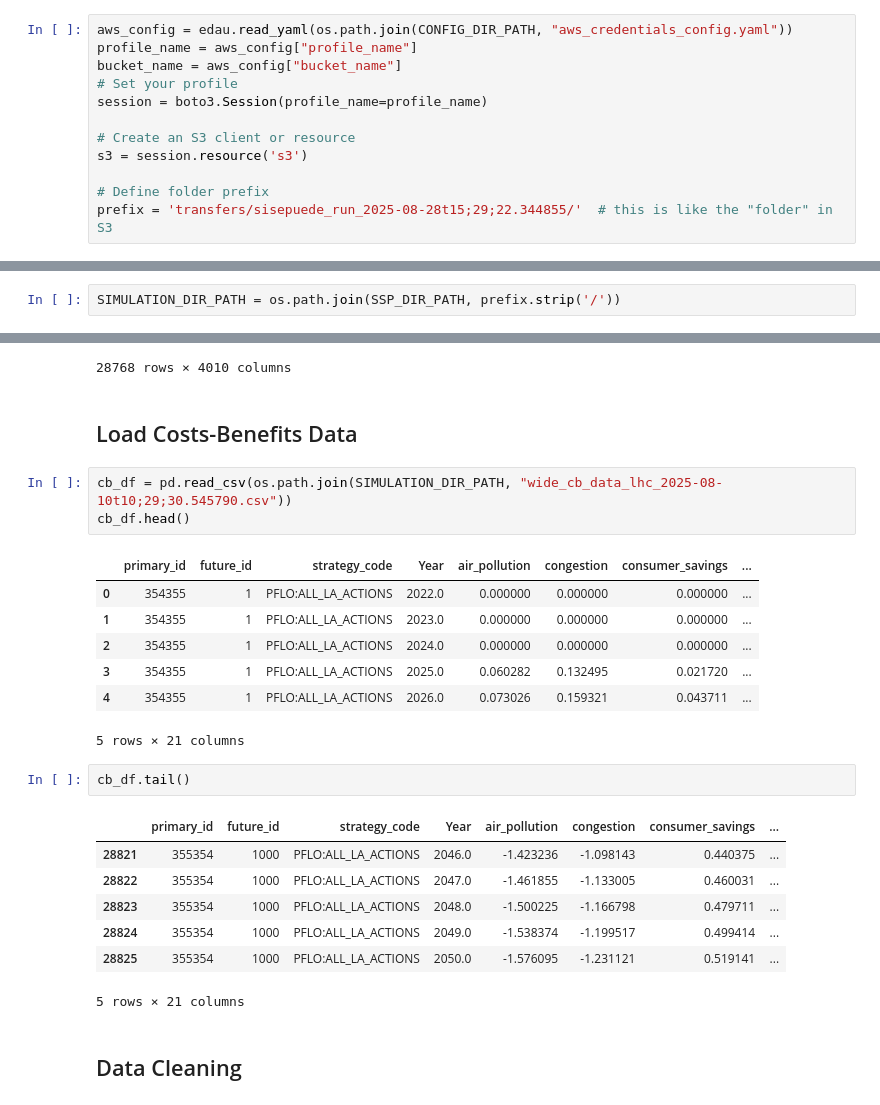
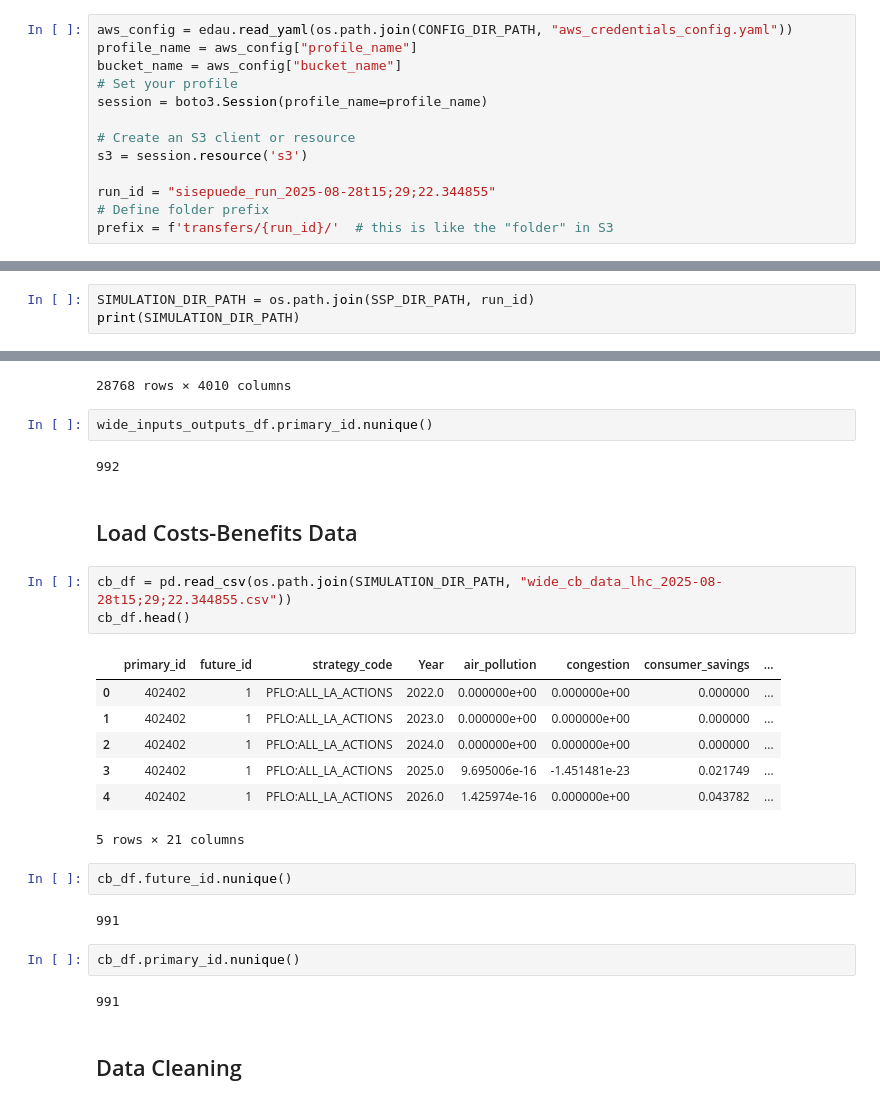
Before and after one commit to sisepuede-framework/ssp_louisiana, a Jupyter notebook: metamodel/notebooks/etl_4.2.ipynb, the cells around one changed output, grey strips where cells are left out. Drawn from its saved outputs; the diff is of its cells as text.

Commit message:
update model for 6004 ensemble data 20250908

```diff
--- a/metamodel/notebooks/etl_4.2.ipynb
+++ b/metamodel/notebooks/etl_4.2.ipynb
@@ -35,7 +35,8 @@ session = boto3.Session(profile_name=profile_name)
 # Create an S3 client or resource
 s3 = session.resource('s3')
 
+run_id = "sisepuede_run_2025-08-28t15;29;22.344855"
 # Define folder prefix
-prefix = 'transfers/sisepuede_run_2025-08-28t15;29;22.344855/'  # this is like the "folder" in S3
+prefix = f'transfers/{run_id}/'  # this is like the "folder" in S3
 # %%
 # Local destination
@@ -57,2 +73,3 @@ Destination '/Users/tony/Documents/sisepuede_modeling/ssp_louisiana/metamodel/da
 # %%
-SIMULATION_DIR_PATH = os.path.join(SSP_DIR_PATH, prefix.strip('/'))
+SIMULATION_DIR_PATH = os.path.join(SSP_DIR_PATH, run_id)
+print(SIMULATION_DIR_PATH)
@@ -170,29 +189,31 @@ wide_inputs_outputs_df
 | 28766 | 403402 | louisiana | 34 | 0 | 370220.245668 | 63693.168311 | ... |
 | 28767 | 403402 | louisiana | 35 | 0 | 372712.835479 | 63966.704470 | ... |
 28768 rows × 4010 columns
+# %%
+wide_inputs_outputs_df.primary_id.nunique()
+# %% [output]
+992
 # %% [markdown]
 ## Load Costs-Benefits Data
 # %%
-cb_df = pd.read_csv(os.path.join(SIMULATION_DIR_PATH, "wide_cb_data_lhc_2025-08-10t10;29;30.545790.csv"))
+cb_df = pd.read_csv(os.path.join(SIMULATION_DIR_PATH, "wide_cb_data_lhc_2025-08-28t15;29;22.344855.csv"))
 cb_df.head()
 # %% [output]
 |  | primary_id | future_id | strategy_code | Year | air_pollution | congestion | consumer_savings | ... |
-| 0 | 354355 | 1 | PFLO:ALL_LA_ACTIONS | 2022.0 | 0.000000 | 0.000000 | 0.000000 | ... |
-| 1 | 354355 | 1 | PFLO:ALL_LA_ACTIONS | 2023.0 | 0.000000 | 0.000000 | 0.000000 | ... |
-| 2 | 354355 | 1 | PFLO:ALL_LA_ACTIONS | 2024.0 | 0.000000 | 0.000000 | 0.000000 | ... |
-| 3 | 354355 | 1 | PFLO:ALL_LA_ACTIONS | 2025.0 | 0.060282 | 0.132495 | 0.021720 | ... |
-| 4 | 354355 | 1 | PFLO:ALL_LA_ACTIONS | 2026.0 | 0.073026 | 0.159321 | 0.043711 | ... |
+| 0 | 402402 | 1 | PFLO:ALL_LA_ACTIONS | 2022.0 | 0.000000e+00 | 0.000000e+00 | 0.000000 | ... |
+| 1 | 402402 | 1 | PFLO:ALL_LA_ACTIONS | 2023.0 | 0.000000e+00 | 0.000000e+00 | 0.000000 | ... |
+| 2 | 402402 | 1 | PFLO:ALL_LA_ACTIONS | 2024.0 | 0.000000e+00 | 0.000000e+00 | 0.000000 | ... |
+| 3 | 402402 | 1 | PFLO:ALL_LA_ACTIONS | 2025.0 | 9.695006e-16 | -1.451481e-23 | 0.021749 | ... |
+| 4 | 402402 | 1 | PFLO:ALL_LA_ACTIONS | 2026.0 | 1.425974e-16 | 0.000000e+00 | 0.043782 | ... |
 5 rows × 21 columns
 # %%
-cb_df.tail()
+cb_df.future_id.nunique()
 # %% [output]
-|  | primary_id | future_id | strategy_code | Year | air_pollution | congestion | consumer_savings | ... |
-| 28821 | 355354 | 1000 | PFLO:ALL_LA_ACTIONS | 2046.0 | -1.423236 | -1.098143 | 0.440375 | ... |
-| 28822 | 355354 | 1000 | PFLO:ALL_LA_ACTIONS | 2047.0 | -1.461855 | -1.133005 | 0.460031 | ... |
-| 28823 | 355354 | 1000 | PFLO:ALL_LA_ACTIONS | 2048.0 | -1.500225 | -1.166798 | 0.479711 | ... |
-| 28824 | 355354 | 1000 | PFLO:ALL_LA_ACTIONS | 2049.0 | -1.538374 | -1.199517 | 0.499414 | ... |
-| 28825 | 355354 | 1000 | PFLO:ALL_LA_ACTIONS | 2050.0 | -1.576095 | -1.231121 | 0.519141 | ... |
-5 rows × 21 columns
+991
+# %%
+cb_df.primary_id.nunique()
+# %% [output]
+991
 # %% [markdown]
 ## Data Cleaning
 # %% [markdown]
```
Also changed, not shown: parts of 44 cells of this notebook, 3 other files.
